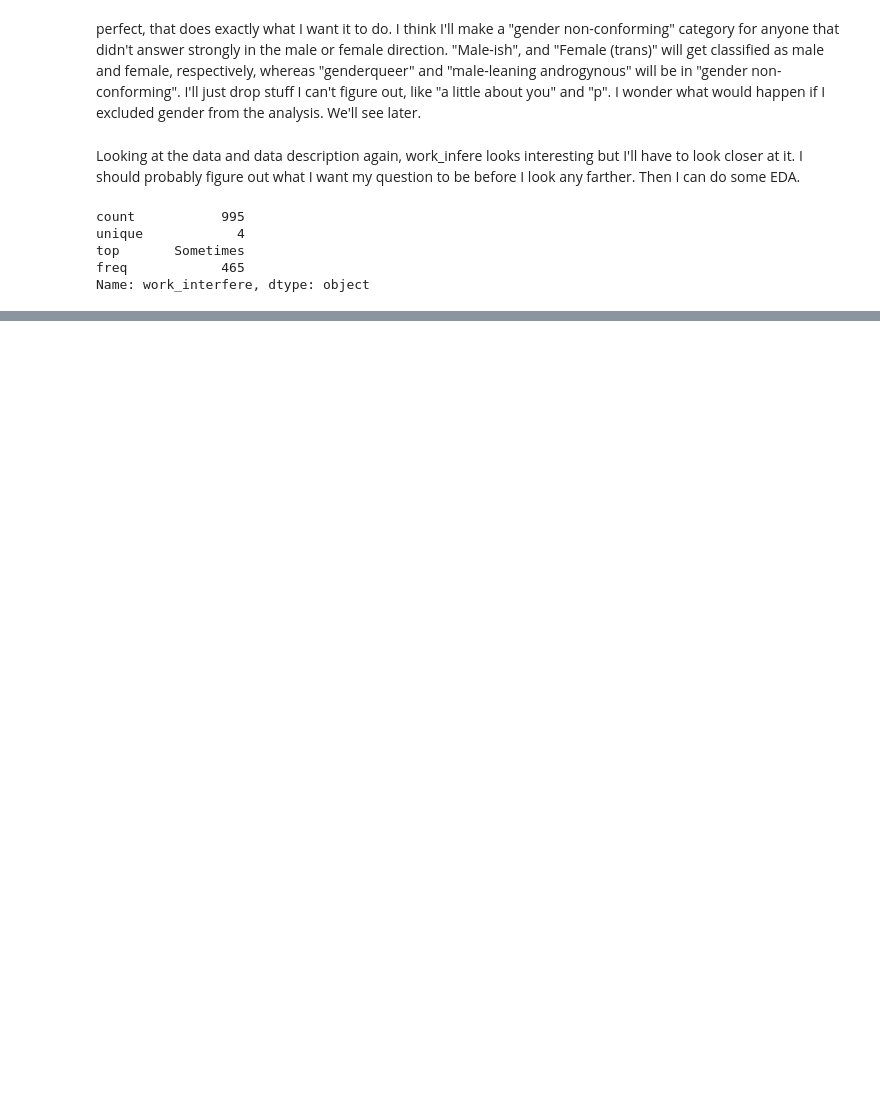
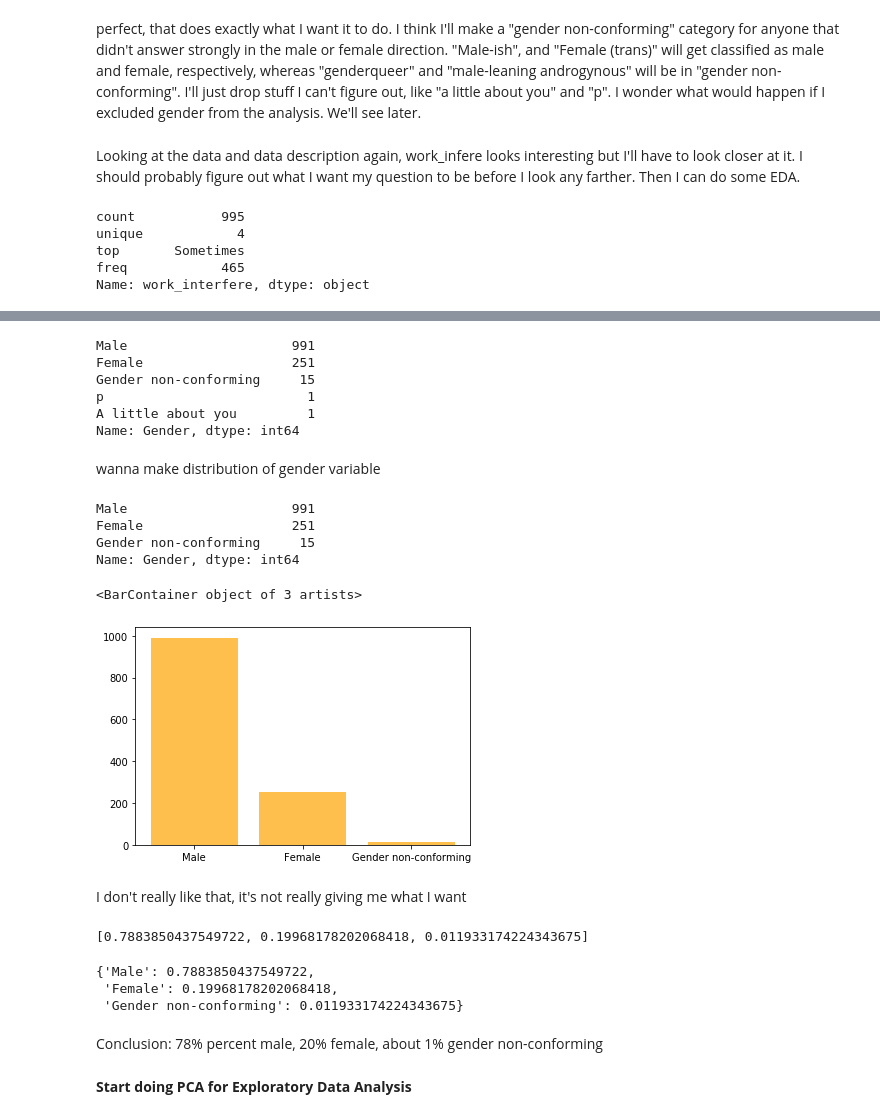
Before and after one commit to ElianaGrosof/health-in-tech, a Jupyter notebook: mental_analysis.ipynb, the cells around one changed output, grey strips where cells are left out. Cells and saved outputs as stored; diff of their text form; code cells hidden in the pictures; blank space fills up the shorter version.

```diff
--- a/mental_analysis.ipynb
+++ b/mental_analysis.ipynb
@@ -95,0 +146,40 @@ Name: work_interfere, dtype: object
+# %%
+df.replace({'Gender': {'male': 'Male', 'M': 'Male', 'm': 'Male', 'Make': 'Male',
+                       'Man': 'Male', 'Malr':'Male', 'maile': 'Male', 'Mal': 'Male',
+                        'maile': 'Male', 'msle':'Male', 'cis male': 'Male', 'Mail': 'Male',
+                       'Male (CIS)':'Male', 'Cis male': 'Male', 'Cis Man': 'Male','Cis Male': 'Male',
+                       'F': 'Female', 'f':'Female', 'female':'Female', 'Woman': 'Female',
+                       'Female (trans)': 'Female', 'femail':'Female', 'Female (cis)':'Female',
+                       'Trans woman': 'Female', 'cis-female/femme': 'Female', 'Cis Female':'Female',
+                      'Femake': 'Female', 'Trans-female':'Female', 'woman':'Female', 'Female ': 'Female',
+                      'Male ': 'Male',
+                      'Genderqueer':'Gender non-conforming', 'Androgyne': 'Gender non-conforming',
+                      'Agender': 'Gender non-conforming', 'Nah':'Gender non-conforming',
+                      'Enby':'Gender non-conforming', 'fluid': 'Gender non-conforming',
+                      'something kinda male?': 'Gender non-conforming', 'Neuter':'Gender non-conforming',
+                      'queer/she/they':'Gender non-conforming', 'male leaning androgynous':'Gender non-conforming',
+                      'Male-ish': 'Gender non-conforming', 'All': 'Gender non-conforming',
+                      'Guy (-ish) ^_^': 'Gender non-conforming', 'queer':'Gender non-conforming',
+                      'non-binary': 'Gender non-conforming', 'ostensibly male, unsure what that really means': 'Male'}},
+                       inplace=True)
+# %%
+df.Gender.value_counts()
+# %% [output]
+Male                     991
+Female                   251
+Gender non-conforming     15
+p                          1
+A little about you         1
+Name: Gender, dtype: int64
+# %% [markdown]
+wanna make distribution of gender variable
+# %%
+#drop the rows that I don't like
+mydf = df[df.Gender != 'p']
+mydf = mydf[mydf.Gender != 'A little about you']
+mydf.Gender.value_counts()
+# %% [output]
+Male                     991
+Female                   251
+Gender non-conforming     15
+Name: Gender, dtype: int64
@@ -95,0 +189,31 @@ Name: work_interfere, dtype: object
+# %%
+#gender = mydf.groupby('Gender').agg('count') # cool command, but I don't think it's what I need
+
+#get values of gender and counts in different lists
+gender = ['Male', 'Female', 'Gender non-conforming']
+gen_counts = mydf.Gender.value_counts().tolist()
+plt.bar(gender, gen_counts, color='orange',alpha=0.7)
+# %% [output]
+<BarContainer object of 3 artists>
+[figure, added]
+# %% [markdown]
+I don't really like that, it's not really giving me what I want
+# %%
+total_gender = 0
+for g in gen_counts: total_gender += g;
+total_gender
+percent_gender = [g/total_gender for g in gen_counts]
+percent_gender
+# %% [output]
+[0.7883850437549722, 0.19968178202068418, 0.011933174224343675]
+# %%
+gen_dict = {gender[i]: percent_gender[i] for i in range(len(gender))}
+gen_dict
+# %% [output]
+{'Male': 0.7883850437549722,
+ 'Female': 0.19968178202068418,
+ 'Gender non-conforming': 0.011933174224343675}
+# %% [markdown]
+Conclusion: 78% percent male, 20% female, about 1% gender non-conforming
+# %% [markdown]
+**Start doing PCA for Exploratory Data Analysis**
```
Also changed, not shown: parts of 21 cells of this notebook, 7 other files.
